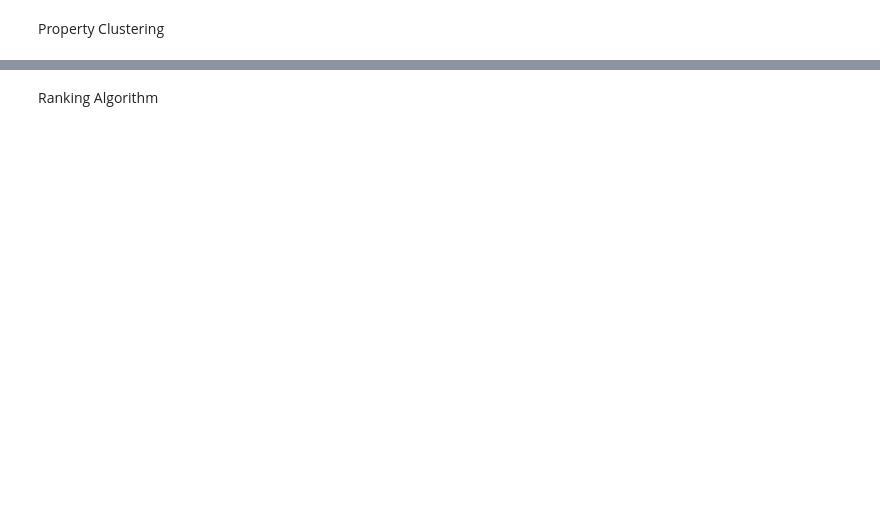
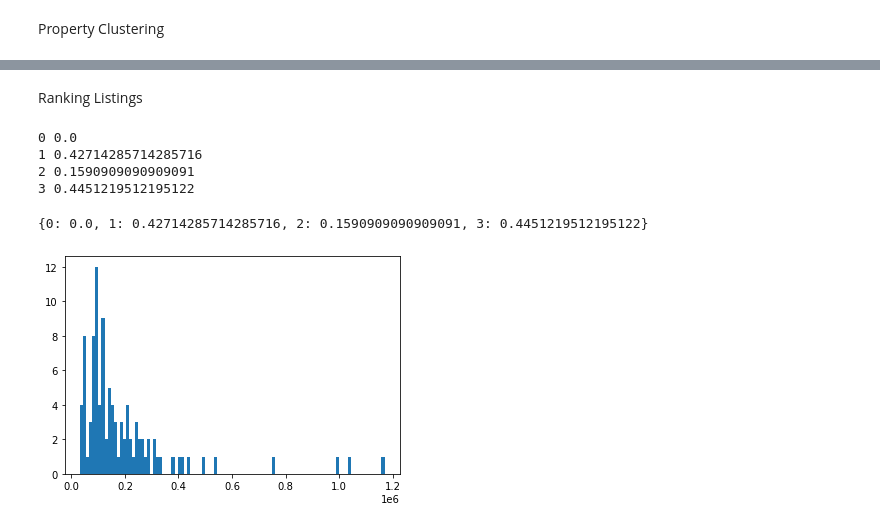
Before and after one commit to aldrinlambon/ranking-real-estate-listings, a Jupyter notebook: RealEstateModeling.ipynb, the cells around one changed output, grey strips where cells are left out. Cells and saved outputs as stored; diff of their text form; code cells hidden in the pictures; blank space fills up the shorter version.

```diff
--- a/RealEstateModeling.ipynb
+++ b/RealEstateModeling.ipynb
@@ -90,3 +94,32 @@ pd.Series(kmeans.labels_).value_counts()
 dtype: int64
 # %% [markdown]
-Ranking Algorithm
+Ranking Listings
+# %%
+clusters = train_df.loc[:,['ListType']]
+clusters['cluster'] = kmeans.labels_
+
+def calculate_sold_probab(df):
+    sold_probab = {}
+    for cluster in sorted(df['cluster'].unique()):
+        ith_cluster = df['cluster']==cluster
+        subset = df[ith_cluster]
+        is_sold = subset['ListType']=='Sold'
+        print(cluster,len(subset[is_sold])/len(subset))
+        sold_probab[cluster] = len(subset[is_sold])/len(subset)
+    return sold_probab
+
+sold_probab_cluster = calculate_sold_probab(clusters)
+sold_probab_cluster
+# %% [output]
+0 0.0
+1 0.42714285714285716
+2 0.1590909090909091
+3 0.4451219512195122
+{0: 0.0, 1: 0.42714285714285716, 2: 0.1590909090909091, 3: 0.4451219512195122}
+# %%
+#pricing
+Xs = test_df.drop(columns=['Price','ListType','Street','Tax Assessed Value']).fillna(0)
+predicted_price = lin_reg.predict(Xs)
+plt.hist(predicted_price,bins=100);
+# %% [output]
+[figure, added]
```
Also changed, not shown: parts of 9 cells of this notebook.
